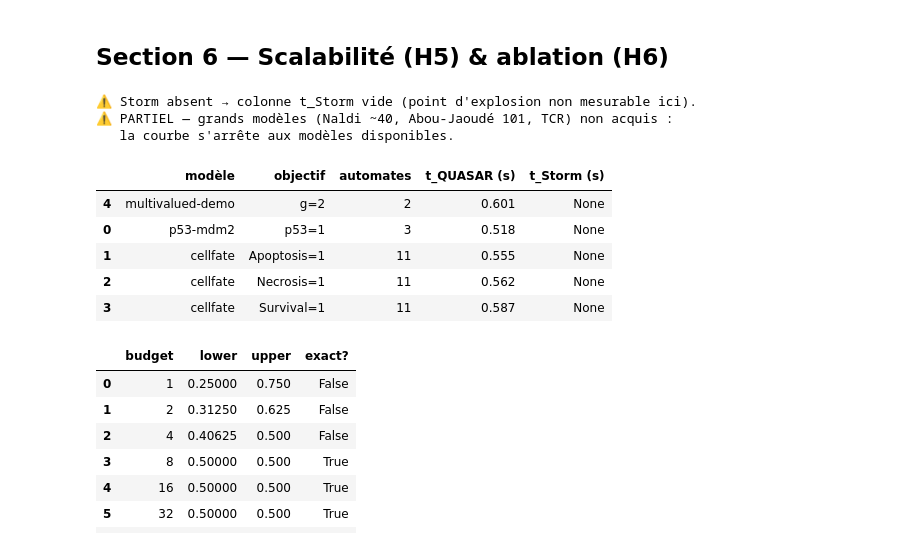
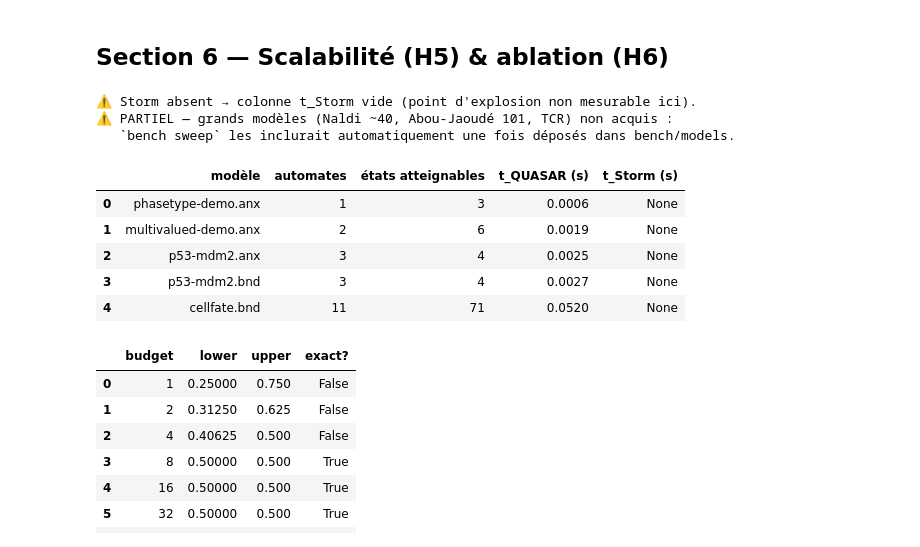
Before and after one commit to Louis-Fippo/quasar, a Jupyter notebook: experiments/validation_chap4.ipynb, the cells around one changed output. Saved outputs shown, nothing was run; the diff lists cells and outputs as text; code cells hidden in the pictures.

```diff
--- a/experiments/validation_chap4.ipynb
+++ b/experiments/validation_chap4.ipynb
@@ -639,38 +639,44 @@ H4
 # %% [markdown]
 ## Section 6 — Scalabilité (H5) & ablation (H6)
 # %%
-# ===================== H5 — SCALABILITÉ ===================================
-# Temps QUASAR vs taille ; temps Storm exact (V2) superposé si présent —
-# le point où Storm dépasse le TIMEOUT marque son explosion.
+# ===================== H5 — SCALABILITÉ (automatisée, A2) =================
+# `bench sweep` produit la courbe taille -> temps en un appel (métrique sans
+# objectif : états atteignables symboliques). Storm exact (V2) superposé pour
+# les modèles ayant un objectif (le TIMEOUT marque son explosion).
+from pathlib import Path as _Path
+sw = (run_quasar(["bench", "sweep", "--dir", str(MODELS_DIR),
+                  "--metric", "reachability", "--reps", "2"], use_cache=False).get("data") or {})
+goal_by_file = {_Path(MODELS[n]["anx"]).name: (MODELS[n]["anx"], g, f) for n, g, f in GOALS}
+
 scal_rows = []
-for name, goal, frm in GOALS:
-    anx = MODELS[name]["anx"]
-    nbaut = int(SUMMARY.loc[SUMMARY["modèle"] == name, "automates"].iloc[0])
-    rq = run_quasar(["analyze", "probability", str(anx), "--goal", goal] + _extra(frm),
-                    use_cache=False)
+for r in sw.get("results", []):
+    fname = _Path(r["model"]).name
     t_storm = None
-    if ORACLES["storm"]:
+    if ORACLES["storm"] and fname in goal_by_file:
+        anx, goal, frm = goal_by_file[fname]
         rs = run_quasar(["verify", "storm", str(anx), "--goal", goal, "--metric", "prob"],
                         use_cache=False)
         t_storm = "TIMEOUT" if rs.get("_timeout") else round(rs["_elapsed"], 3)
-    scal_rows.append({"modèle": name, "objectif": goal, "automates": nbaut,
-                      "t_QUASAR (s)": round(rq["_elapsed"], 3), "t_Storm (s)": t_storm})
+    scal_rows.append({"modèle": fname, "automates": r.get("automata"),
+                      "états atteignables": r.get("value"),
+                      "t_QUASAR (s)": round((r.get("timeMs") or 0.0) / 1000.0, 4),
+                      "t_Storm (s)": t_storm})
 SCALABILITY = pd.DataFrame(scal_rows).sort_values("automates")
 if not ORACLES["storm"]:
     print("⚠️ Storm absent → colonne t_Storm vide (point d'explosion non mesurable ici).")
 print("⚠️ PARTIEL — grands modèles (Naldi ~40, Abou-Jaoudé 101, TCR) non acquis :")
-print("   la courbe s'arrête aux modèles disponibles.")
+print("   `bench sweep` les inclurait automatiquement une fois déposés dans bench/models.")
 SCALABILITY
 # %% [output]
 ⚠️ Storm absent → colonne t_Storm vide (point d'explosion non mesurable ici).
 ⚠️ PARTIEL — grands modèles (Naldi ~40, Abou-Jaoudé 101, TCR) non acquis :
-   la courbe s'arrête aux modèles disponibles.
+   `bench sweep` les inclurait automatiquement une fois déposés dans bench/models.
-|  | modèle | objectif | automates | t_QUASAR (s) | t_Storm (s) |
-| 4 | multivalued-demo | g=2 | 2 | 0.601 | None |
-| 0 | p53-mdm2 | p53=1 | 3 | 0.518 | None |
-| 1 | cellfate | Apoptosis=1 | 11 | 0.555 | None |
-| 2 | cellfate | Necrosis=1 | 11 | 0.562 | None |
-| 3 | cellfate | Survival=1 | 11 | 0.587 | None |
+|  | modèle | automates | états atteignables | t_QUASAR (s) | t_Storm (s) |
+| 0 | phasetype-demo.anx | 1 | 3 | 0.0006 | None |
+| 1 | multivalued-demo.anx | 2 | 6 | 0.0019 | None |
+| 2 | p53-mdm2.anx | 3 | 4 | 0.0025 | None |
+| 3 | p53-mdm2.bnd | 3 | 4 | 0.0027 | None |
+| 4 | cellfate.bnd | 11 | 71 | 0.0520 | None |
 # %%
 # ===================== H6b — CONVERGENCE ANYTIME (réel) ===================
 # L'encadrement CEGAR [lo, hi] se resserre avec le budget (monotone) → P(R).
```
Also changed, not shown: parts of 6 cells of this notebook, 4 other files.
